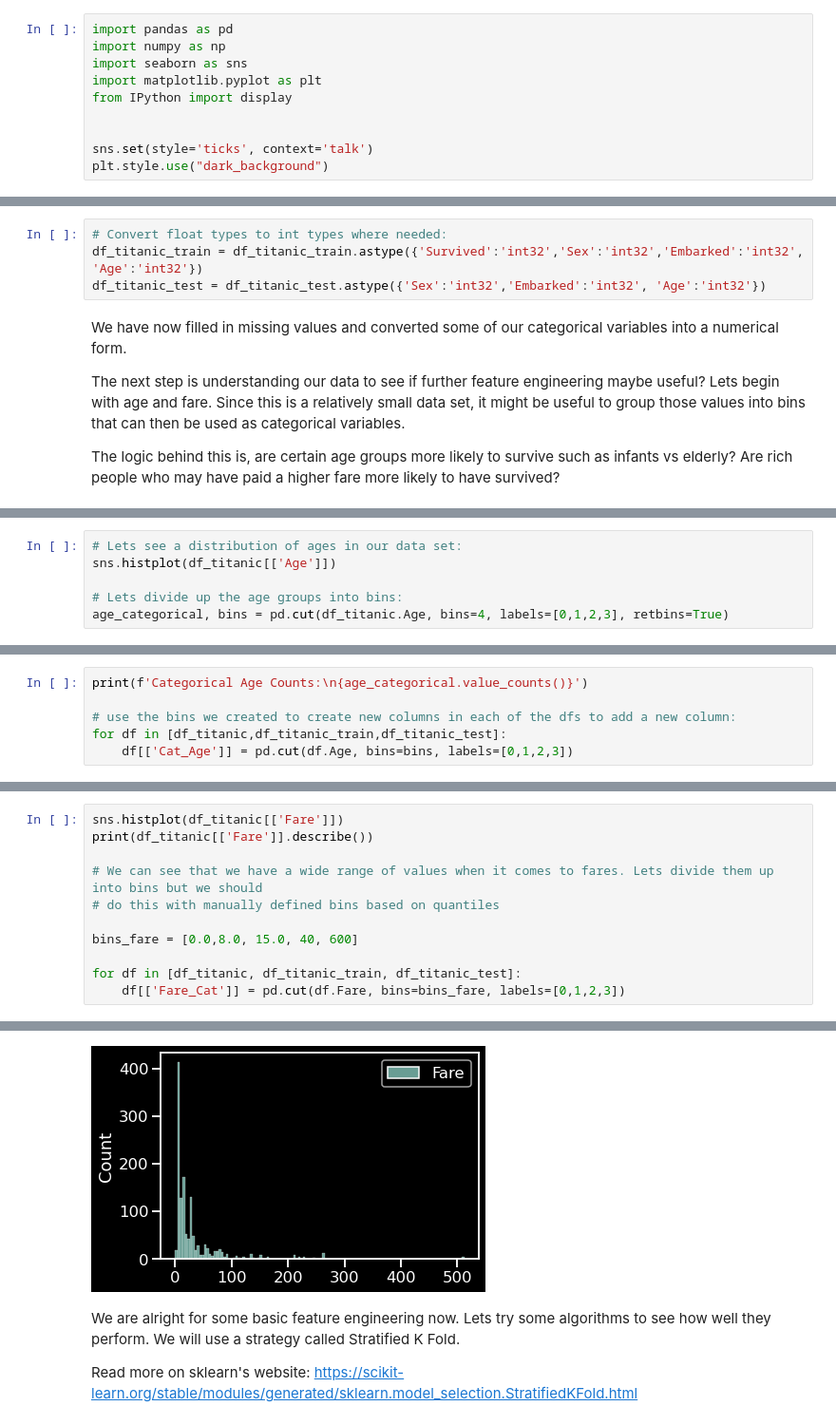
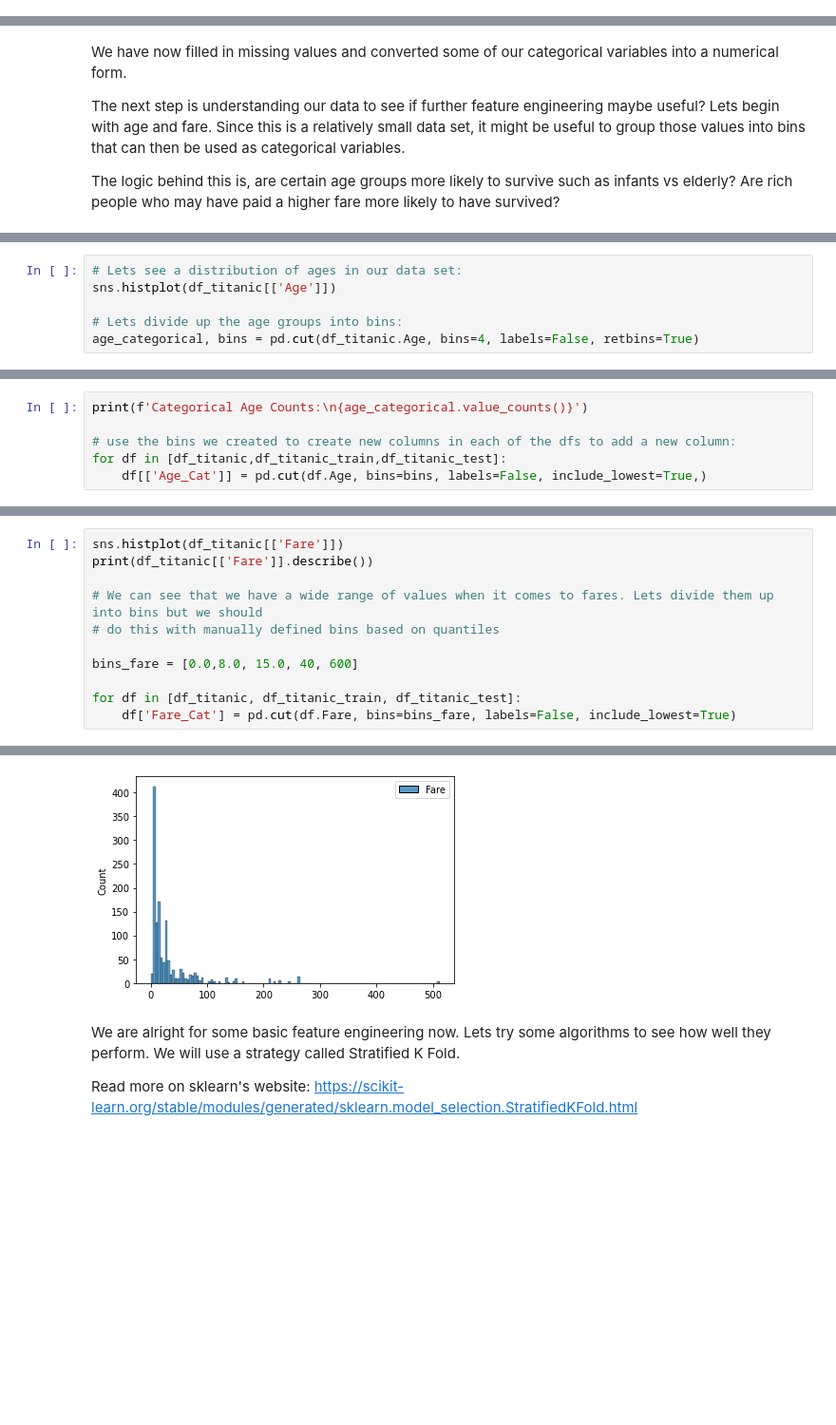
Before and after one commit to sharyar/teach-scikit-learn, a Jupyter notebook: explore_titanic_notebook.ipynb, the cells around one changed output, grey strips where cells are left out. Shown at 95% size. Drawn from its saved outputs; the diff is of its cells as text; blank space fills up the shorter version.

```diff
--- a/explore_titanic_notebook.ipynb
+++ b/explore_titanic_notebook.ipynb
@@ -1,10 +0,0 @@
-# %%
-import pandas as pd
-import numpy as np
-import seaborn as sns
-import matplotlib.pyplot as plt
-from IPython import display
-
-
-sns.set(style='ticks', context='talk')
-plt.style.use("dark_background")
@@ -254,10 +310,6 @@ emb_sex_ordinal_encoder = OrdinalEncoder()
 df_titanic[['Sex','Embarked']] = emb_sex_ordinal_encoder.fit_transform(df_titanic[['Sex','Embarked']])
 df_titanic_test[['Sex','Embarked']] = emb_sex_ordinal_encoder.transform(df_titanic_test[['Sex','Embarked']])
 df_titanic_train[['Sex','Embarked']] = emb_sex_ordinal_encoder.transform(df_titanic_train[['Sex','Embarked']])
-# %%
-# Convert float types to int types where needed:
-df_titanic_train = df_titanic_train.astype({'Survived':'int32','Sex':'int32','Embarked':'int32', 'Age':'int32'})
-df_titanic_test = df_titanic_test.astype({'Sex':'int32','Embarked':'int32', 'Age':'int32'})
 # %% [markdown]
 We have now filled in missing values and converted some of our categorical variables into a numerical form.
 
@@ -272,5 +326,5 @@ who may have paid a higher fare more likely to have survived?
 sns.histplot(df_titanic[['Age']])
 
 # Lets divide up the age groups into bins:
-age_categorical, bins = pd.cut(df_titanic.Age, bins=4, labels=[0,1,2,3], retbins=True)
+age_categorical, bins = pd.cut(df_titanic.Age, bins=4, labels=False, retbins=True)
 # %% [output]
@@ -280,6 +334,6 @@ print(f'Categorical Age Counts:\n{age_categorical.value_counts()}')
 
 # use the bins we created to create new columns in each of the dfs to add a new column:
 for df in [df_titanic,df_titanic_train,df_titanic_test]:
-    df[['Cat_Age']] = pd.cut(df.Age, bins=bins, labels=[0,1,2,3])
+    df[['Age_Cat']] = pd.cut(df.Age, bins=bins, labels=False, include_lowest=True,)
 # %% [output]
 Categorical Age Counts:
@@ -291,25 +345,25 @@ Name: Age, dtype: int64
 # %%
 sns.histplot(df_titanic[['Fare']])
 print(df_titanic[['Fare']].describe())
 
 # We can see that we have a wide range of values when it comes to fares. Lets divide them up into bins but we should
 # do this with manually defined bins based on quantiles
 
 bins_fare = [0.0,8.0, 15.0, 40, 600]
 
 for df in [df_titanic, df_titanic_train, df_titanic_test]:
-    df[['Fare_Cat']] = pd.cut(df.Fare, bins=bins_fare, labels=[0,1,2,3])
+    df['Fare_Cat'] = pd.cut(df.Fare, bins=bins_fare, labels=False, include_lowest=True)
 # %% [output]
               Fare
 count  1309.000000
 mean     33.281086
 std      51.741500
 min       0.000000
 25%       7.895800
 50%      14.454200
 75%      31.275000
 max     512.329200
-[figure, old version]
+[figure, new version]
 # %% [markdown]
 We are alright for some basic feature engineering now. Lets try some algorithms to see how well they
 perform. We will use a strategy called Stratified K Fold.
```
Also changed, not shown: parts of 50 cells of this notebook, 1 other file.
